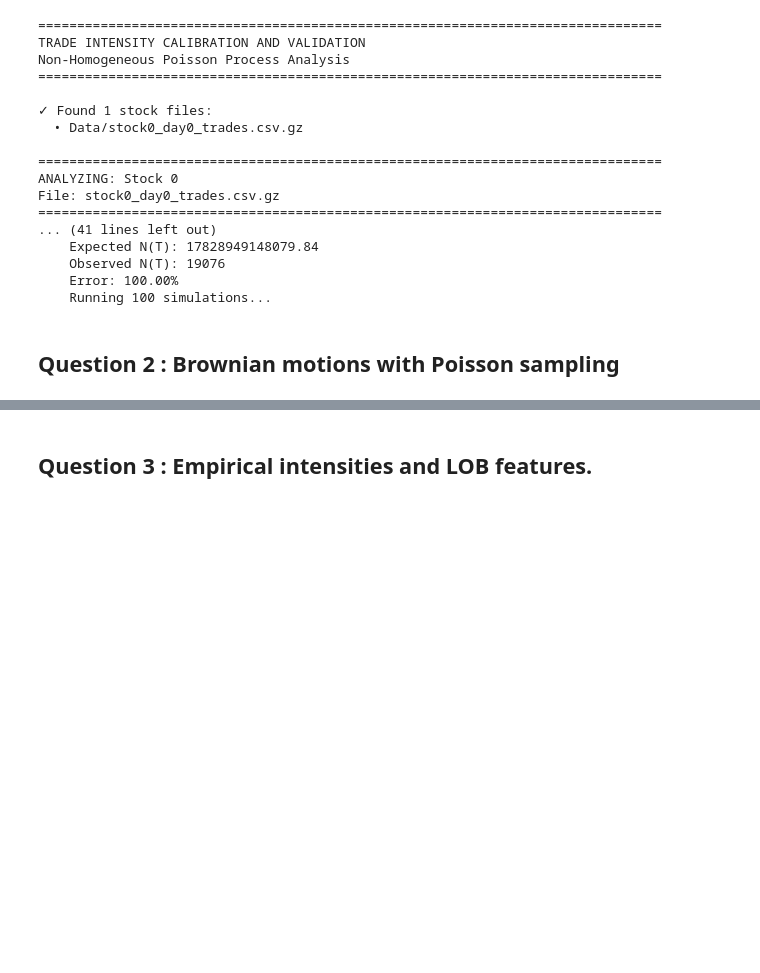
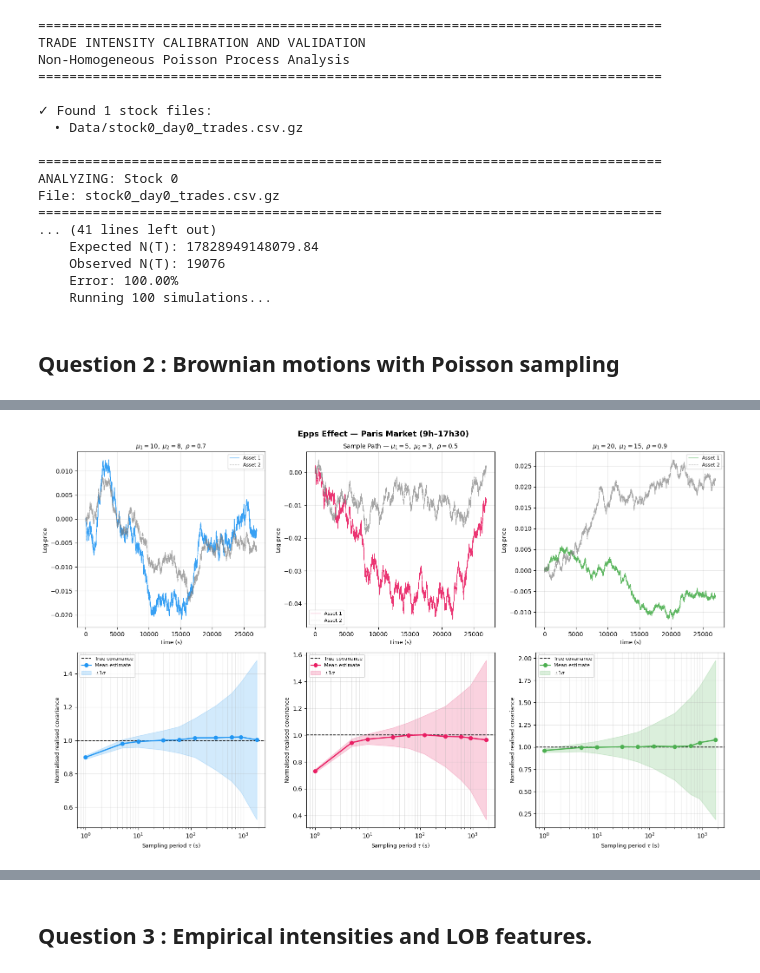
Before and after one commit to Guillaume-melis/HFT_Labs, a Jupyter notebook: DHF_Lab2_Melis_Boro_Rousseau.ipynb, the cells around one changed output, grey strips where cells are left out. Drawn from its saved outputs; the diff is of its cells as text; code cells hidden in the pictures; blank space fills up the shorter version.

```diff
--- a/DHF_Lab2_Melis_Boro_Rousseau.ipynb
+++ b/DHF_Lab2_Melis_Boro_Rousseau.ipynb
@@ -1242,28 +1242,16 @@ def simulate_path(T, sigma1, sigma2, rho, mu1, mu2, dt_fine=0.1):
 # %%
 def realised_cov_refresh_time(t1, p1, t2, p2, tau, T):
-    """
-    Synchronise via refresh-time (next-tick) at a regular grid with spacing τ.
-    Compute sum of cross-products of increments.
-    """
     grid = np.arange(0, T + tau, tau)
     if len(grid) < 2:
         return np.nan
 
-    # Next-tick: for each grid point find the LAST observation before or at it
     def sync(t_obs, p_obs, grid):
         out = np.empty(len(grid))
-        out[0] = 0.0   # price at time 0
         for i, g in enumerate(grid):
             idx = np.searchsorted(t_obs, g, side='right') - 1
-            if idx < 0:
-                out[i] = 0.0
-            else:
-                out[i] = p_obs[idx]
+            out[i] = p_obs[idx] if idx >= 0 else 0.0
         return out
 
     p1s = sync(t1, p1, grid)
     p2s = sync(t2, p2, grid)
-
-    dp1 = np.diff(p1s)
-    dp2 = np.diff(p2s)
-    return np.sum(dp1 * dp2)
+    return np.sum(np.diff(p1s) * np.diff(p2s))
@@ -1307,28 +1258,65 @@ def realised_cov_previous_tick(t1, p1, t2, p2, tau, T):
 # %%
-print("Simulating paths... (this may take ~1-2 min)")
+results = []
+sample_paths = []
 
-# Use the simpler regular-grid version for speed (illustrates Epps well)
-estimates = np.full((len(TAUS), N_PATHS), np.nan)
+for sim in SIMULATIONS:
+    mu1, mu2 = sim["mu1"], sim["mu2"]
+    sigma1, sigma2, rho = sim["sigma1"], sim["sigma2"], sim["rho"]
+    true_cov = rho * sigma1 * sigma2 * T
 
-for path_idx in range(N_PATHS):
-    if path_idx % 50 == 0:
-        print(f"  path {path_idx}/{N_PATHS}")
-    t1, p1, t2, p2 = simulate_path(T, sigma1, sigma2, rho, mu1, mu2)
-    for tau_idx, tau in enumerate(TAUS):
-        est = realised_cov_refresh_time(t1, p1, t2, p2, tau, T)
-        estimates[tau_idx, path_idx] = est
+    estimates = np.full((len(TAUS), N_PATHS), np.nan)
+    for path_idx in range(N_PATHS):
+        t1, p1, t2, p2 = simulate_path(T, sigma1, sigma2, rho, mu1, mu2)
+        if path_idx == 0:
+            sample_paths.append((t1, p1, t2, p2))
+        for tau_idx, tau in enumerate(TAUS):
+            estimates[tau_idx, path_idx] = realised_cov_refresh_time(t1, p1, t2, p2, tau, T)
 
-# Statistics
-mean_est  = np.nanmean(estimates, axis=1)
-std_est   = np.nanstd(estimates, axis=1)
-bias      = mean_est - TRUE_COV
-rmse      = np.sqrt(bias**2 + std_est**2)
-norm_mean = mean_est / TRUE_COV    # normalised: 1 = perfect
+    mean_est  = np.nanmean(estimates, axis=1)
+    std_est   = np.nanstd(estimates, axis=1)
+    norm_mean = mean_est / true_cov
 
-print(f"\nTrue [p1,p2]_T = {TRUE_COV:.6f}")
-print(f"\n{'τ (s)':>8}  {'E[est]':>10}  {'Bias':>10}  {'Std':>10}  {'E[est]/True':>12}")
-print("-" * 58)
-for i, tau in enumerate(TAUS):
-    print(f"{tau:>8.0f}  {mean_est[i]:>10.6f}  {bias[i]:>10.6f}  "
-          f"{std_est[i]:>10.6f}  {norm_mean[i]:>12.4f}")
+    results.append({
+        "sim": sim, "true_cov": true_cov,
+        "mean_est": mean_est, "std_est": std_est, "norm_mean": norm_mean,
+    })
+
+colors = ["#2196F3", "#E91E63", "#4CAF50"]
+labels = [
+    r"$\mu_1=10,\ \mu_2=8,\ \rho=0.7$",
+    r"$\mu_1=5,\ \mu_2=3,\ \rho=0.5$",
+    r"$\mu_1=20,\ \mu_2=15,\ \rho=0.9$",
+]
+
+fig, axes = plt.subplots(2, 3, figsize=(16, 10))
+
+for col, (res, color, label, (t1, p1, t2, p2)) in enumerate(zip(results, colors, labels, sample_paths)):
+    ax_path = axes[0, col]
+    ax_path.plot(t1, p1, color=color, linewidth=0.8, alpha=0.9, label="Asset 1")
+    ax_path.plot(t2, p2, color="gray", linewidth=0.8, alpha=0.7, linestyle="--", label="Asset 2")
+    ax_path.set_title(label, fontsize=10)
+    ax_path.set_xlabel("Time (s)", fontsize=9)
+    ax_path.set_ylabel("Log-price", fontsize=9)
+    ax_path.legend(fontsize=8)
+    ax_path.grid(True, alpha=0.3)
+
+    ax_epps = axes[1, col]
+    ax_epps.axhline(1.0, color="black", linestyle="--", linewidth=1.2, label="True covariance")
+    ax_epps.plot(TAUS, res["norm_mean"], marker="o", color=color, linewidth=2, label="Mean estimate")
+    ax_epps.fill_between(
+        TAUS,
+        (res["mean_est"] - res["std_est"]) / res["true_cov"],
+        (res["mean_est"] + res["std_est"]) / res["true_cov"],
+        alpha=0.2, color=color, label=r"$\pm 1\sigma$"
+    )
+    ax_epps.set_xscale("log")
+    ax_epps.set_xlabel(r"Sampling period $\tau$ (s)", fontsize=9)
+    ax_epps.set_ylabel("Normalised realised covariance", fontsize=9)
+    ax_epps.legend(fontsize=8)
+    ax_epps.grid(True, which="both", alpha=0.3)
+
+axes[0, 1].set_title(r"Sample Path — " + labels[1], fontsize=10)
+fig.suptitle("Epps Effect — Paris Market", fontsize=13, fontweight="bold")
+plt.tight_layout()
+plt.show()
 # %% [output]
@@ -1351,0 +1323 @@ True [p1,p2]_T = 0.000210
+[figure, added]
```
Also changed, not shown: parts of 11 cells of this notebook.
